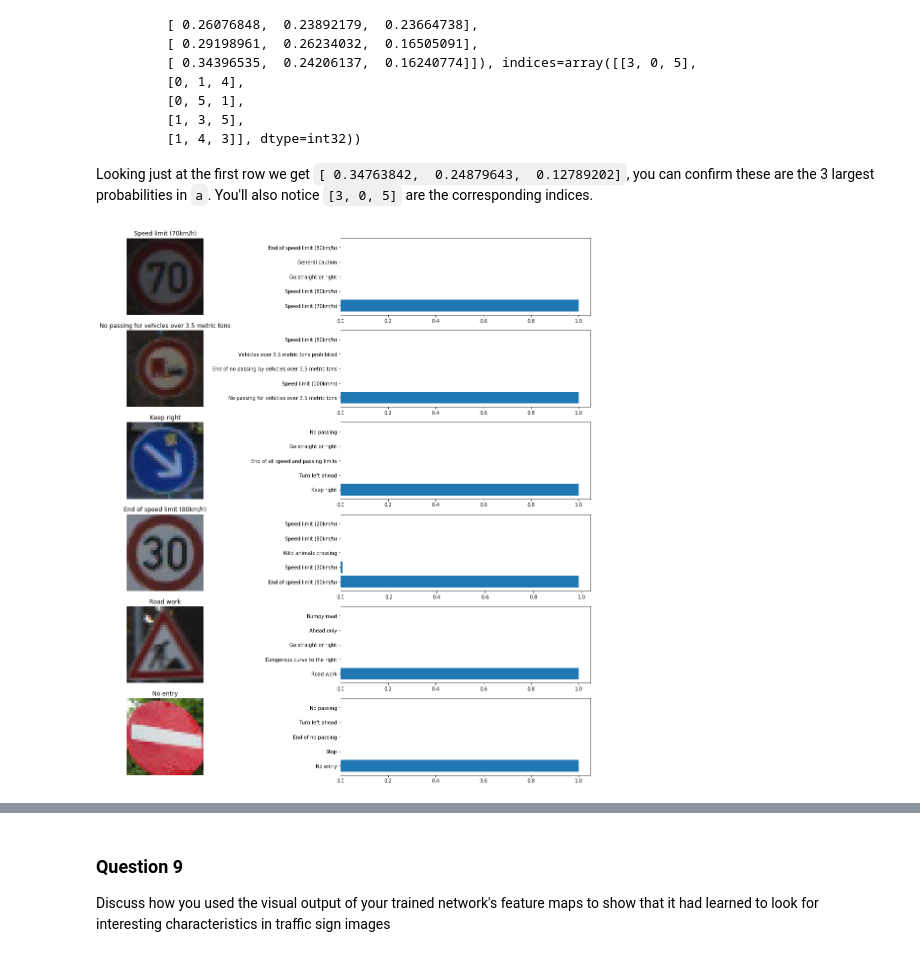
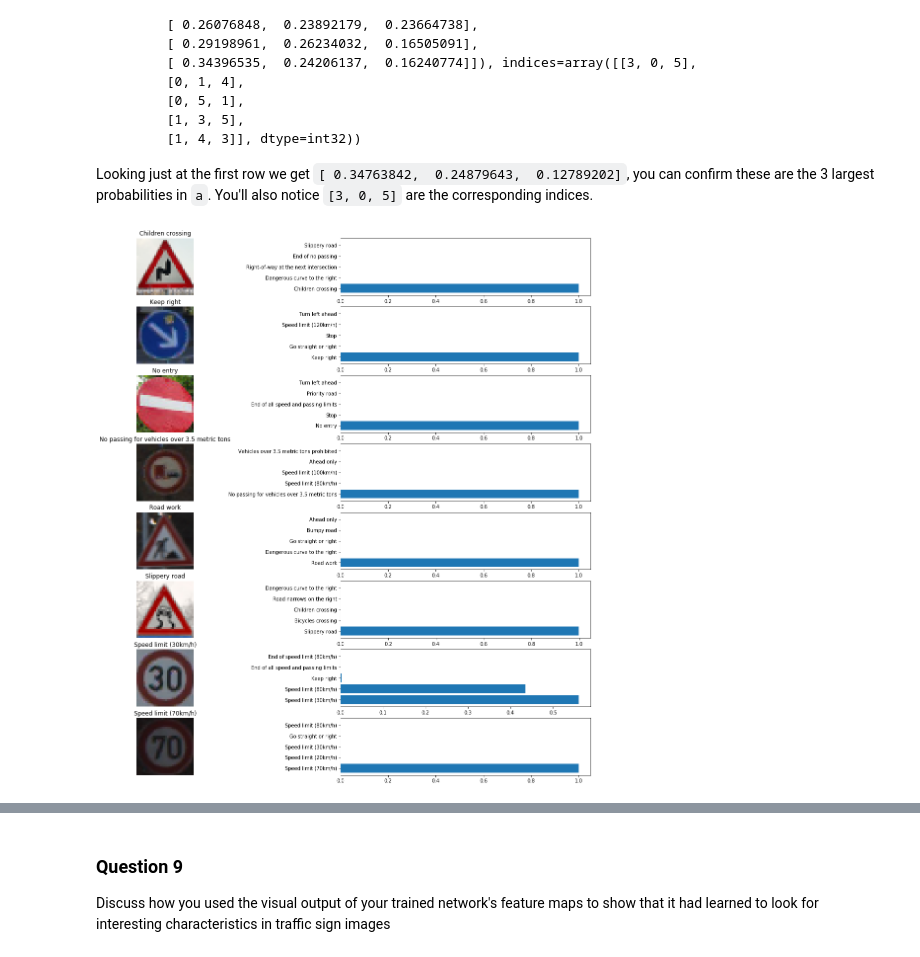
Before and after one commit to salvatorecampagna/CarND, a Jupyter notebook: term1/project2_traffic_sign_classifier/Traffic_Sign_Classifier.ipynb, the cells around one changed output, grey strips where cells are left out. Drawn from its saved outputs; the diff is of its cells as text; code cells hidden in the pictures.

```diff
--- a/term1/project2_traffic_sign_classifier/Traffic_Sign_Classifier.ipynb
+++ b/term1/project2_traffic_sign_classifier/Traffic_Sign_Classifier.ipynb
@@ -718,20 +814,22 @@ def list_to_dict(l):
     return d
 
 def list_to_table(l, title, reverse=False):
-    print(title)
+    print("{0} table".format(title))
     print()
     d = list_to_dict(l)
     table = sorted(d.items(), key=lambda k: k[1], reverse=reverse)
+    print("ID\t{0}\tLabel".format(title))
+    print()
     for i, label in table:
         print("{0}\t{1:.2f}\t\t{2}".format(i, label, signnames.loc[i]['label']))
     print("\n\n")
     return table
 
 precision, recall, fscore, support = precision_recall_fscore_support(actual, pred)
-precision_table = list_to_table(precision, "Precision table")
-recall_table = list_to_table(recall, "Recall table")
-fscore_table = list_to_table(fscore, "F1 score table")
-support_table = list_to_table(support, "Support table")
+precision_table = list_to_table(precision, "Precision")
+recall_table = list_to_table(recall, "Recall  ")
+fscore_table = list_to_table(fscore, "F1 score")
+support_table = list_to_table(support, "Support  ")
 
 # Select the 3 traffic signs whose F1 score is lower
 low_score_ids = []
@@ -779,8 +880,8 @@ with open(testing_file, mode='rb') as f:
 
 # Select 10 samples from the test set among the images whose classification accuracy is on average lowe
 # (see cell output above for a list of traffic signs whose classification accuracy is low)
-n_samples = 25
-random.seed(11)
+n_samples = 24
+random.seed(31)
 # Extract some random samples from the set of traffic signs whose classification accuracy is low
 test_samples = random.sample(low_score_samples, n_samples)
 # Load images and labels for the random samples
@@ -841,6 +942,9 @@ You may find `signnames.csv` useful as it contains mappings from the class id (i
 
 # Load images to test the model
 test_images = os.listdir('test_images/')
+n_test_images = len(test_images)
+print("Found {} test images".format(n_test_images))
+print()
 
 # Load test images as numpy arrays
 print("Original test images")
@@ -853,7 +957,7 @@ for img in test_images:
     plt.show()
 
 # Apply preprocessing to test images
-print("Preprocessed test images")
+print("Pre-processed test images")
 gray_images = preprocess_images(images)
 for gray_image in gray_images:
     plt.imshow(gray_image)
@@ -911,7 +1017,9 @@ Id      Label
 ### For example, if the model predicted 1 out of 5 signs correctly, it's 20% accurate on these new images.
 
 # Correct test image labels
-correct_labels = [4, 10, 38, 1, 25, 17]
+correct_labels = [21, 38, 17, 10, 25, 23, 1, 4]
+if len(correct_labels) != n_test_images:
+    print("Only {0} labels for {1} test images".format(len(correct_labels), n_test_images))
 # Compute accuracy as the ratio between correctly classified images and total number of images
 with tf.Session() as session:
     saver.restore(session, save_path)
@@ -962,23 +1070,23 @@ Looking just at the first row we get `[ 0.34763842,  0.24879643,  0.12789202]`,
 # %%
 ### Print out the top five softmax probabilities for the predictions on the German traffic sign images found on the web.
 ### Feel free to use as many code cells as needed.
 with tf.Session() as session:
     predicts = session.run(tf.nn.top_k(probabilities, k=5))
 
 # Plot the original images and, for each, the top 5 predicted softmax probabilities
 plt.figure(figsize=(20, 20))
 for i in range(len(predicts[0])):
-    plt.subplot(6, 2, 2*i+1)
+    plt.subplot(n_test_images, 2, 2*i+1)
     plt.imshow(images[i])
     plt.title(signnames.loc[predicts[1][i][0]]['label'])
     plt.axis('off')
-    plt.subplot(6, 2, 2*i+2)
+    plt.subplot(n_test_images, 2, 2*i+2)
     plt.barh(np.arange(0, 5, 1), predicts[0][i])
     y_labels = [signnames.loc[i]['label'] for i in predicts[1][i]]
     plt.yticks(np.arange(0, 5, 1), y_labels)
 plt.show()
 # %% [output]
-[figure, old version]
+[figure, new version]
 # %% [markdown]
 ---
 
```
Also changed, not shown: parts of 34 cells of this notebook, 7 other files.
